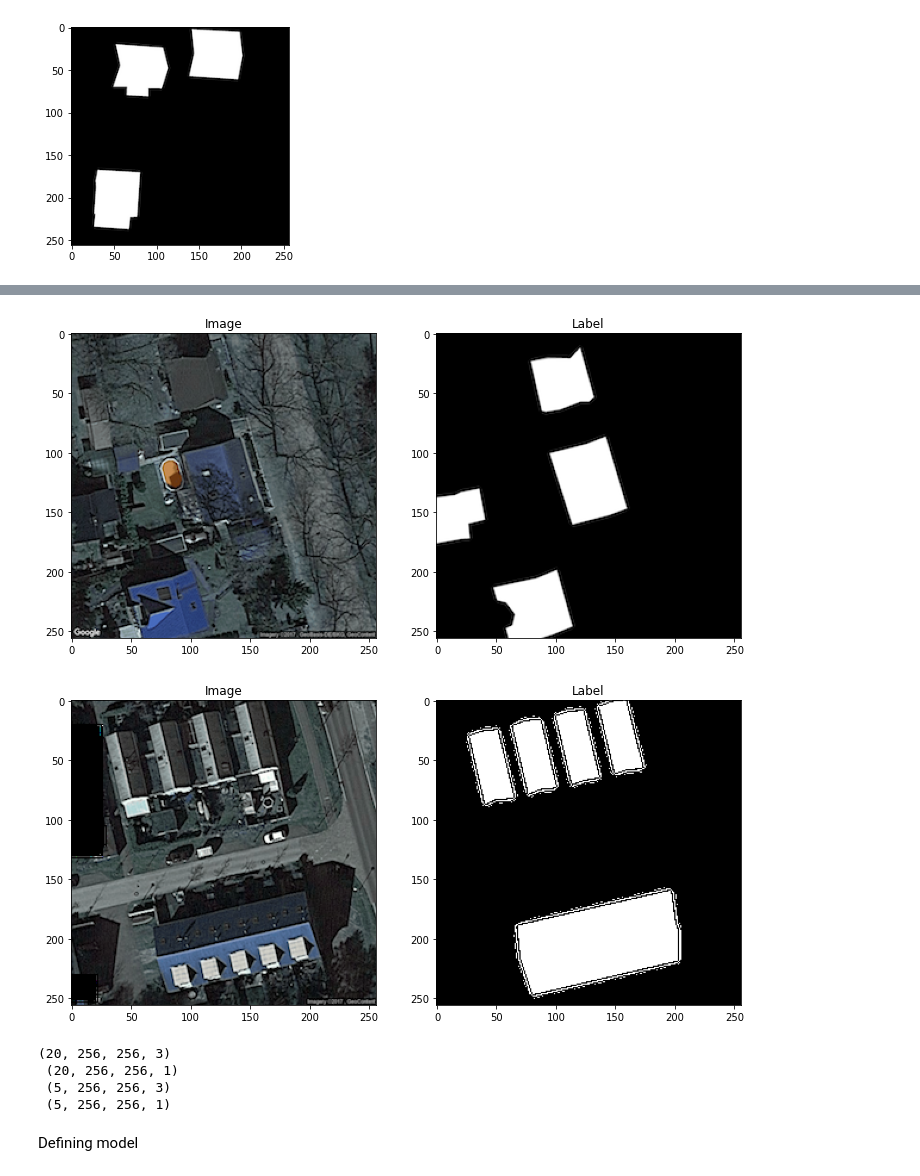
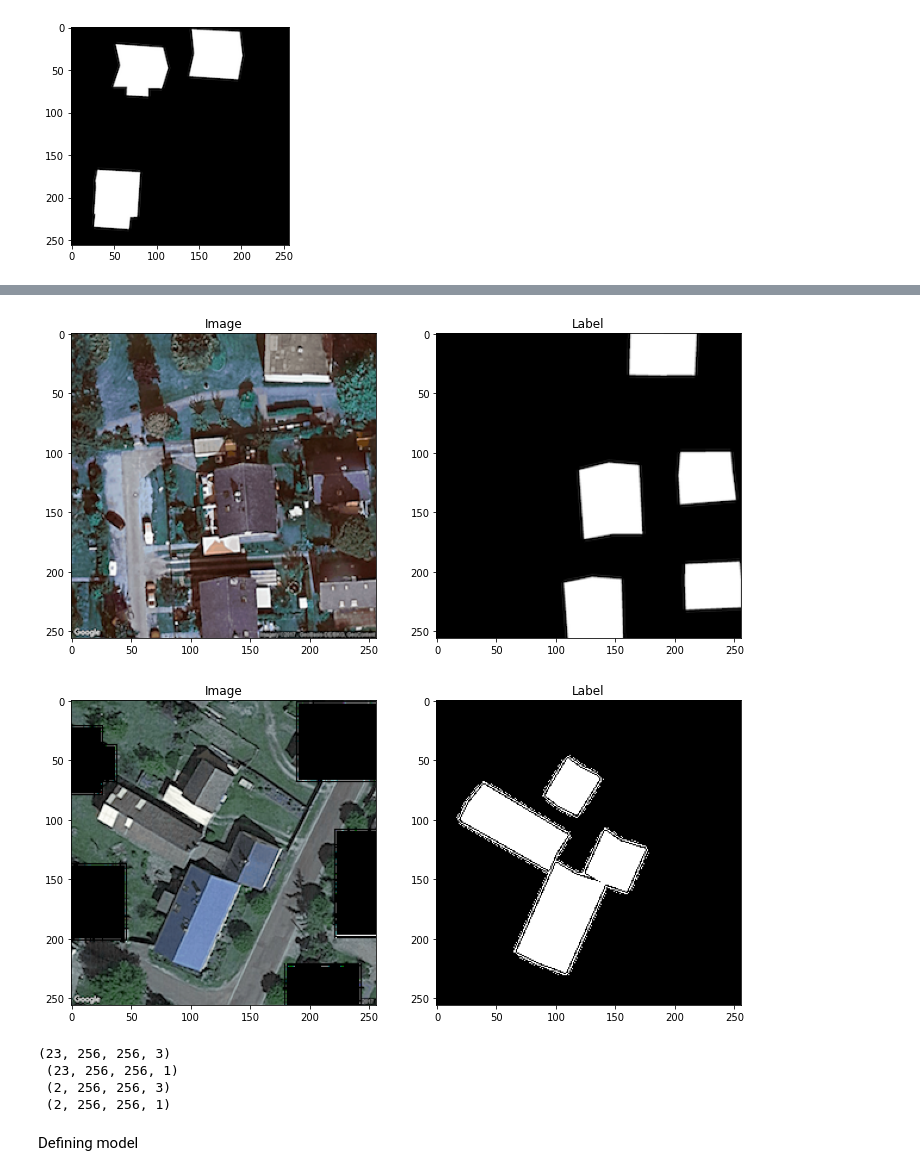
Before and after one commit to fereshteh-bahadory/Segmentation-for-rooftop-images, a Jupyter notebook: j_project.ipynb, the cells around one changed output, grey strips where cells are left out. Drawn from its saved outputs; the diff is of its cells as text; code cells hidden in the pictures.

```diff
--- a/j_project.ipynb
+++ b/j_project.ipynb
@@ -51,7 +49,7 @@ plt.imshow(imcv2, cmap='gray')
 <matplotlib.image.AxesImage at 0x...>
 [figure]
 # %%
-tmask = mpimg.imread('/content/gdrive/MyDrive/j_project/train_labels/241.png')
+tmask = mpimg.imread('/content/gdrive/MyDrive/j_project/train_labels/532.png')
 #print(np.nonzero(tmask), tmask.shape)
 mat = np.zeros(tmask.size)
 mat2 = np.zeros(tmask.size)
@@ -119,6 +117,7 @@ for path, subdirs, files in os.walk(directory):
 directory = pathlib.Path('/content')
 y_lb=np.full((25,256,256),0)
 lb_name=[]
+v=0
 for path, subdirs, files in os.walk(directory):
   dirname = path.split(os.path.sep)[-1]
   if dirname == 'train_labels':
@@ -133,6 +132,7 @@ for path, subdirs, files in os.walk(directory):
   if dirname == 'train_labels':
     labels = os.listdir(path)
     for i, image_name in enumerate(labels):
+      v=v+1
       if image_name.endswith(".png"):
         str_lb=str(image_name)
         l = lb_name.index(image_name)
@@ -143,3 +143,5 @@ for path, subdirs, files in os.walk(directory):
         label=np.array(label)
         #label = to_categorical(label)
         y_lb[l]=label
+        if image_name=='121.png':
+          print(lb_name.index(image_name),l, label)
@@ -155,13 +166,13 @@ plt.imshow(y_lb[t], cmap='gray')
 plt.title('Label')
 plt.show()
 # %% [output]
-[figure, old version]
+[figure, new version]
 # %%
 y_1 = np.full((25,256,256),0)
 y = np.full((25,256,256,1),0)
 matrix = np.full((25,256,256),0)
 pmat = np.full((25,65536),0)
-for i in range(0,24):
+for i in range(0,25):
   mat = np.zeros(y_lb[i].size)
   flat_lb = y_lb[i].flatten()
   for j in range(0,y_lb[i].size):
@@ -176,29 +187,29 @@ for i in range(0,24):
   mat_reshape=mat.reshape(256,256)
   y[i]=mat2_fin
   matrix[i]=mat_reshape
-for i in range(0,24):
+for i in range(0,25):
   y[i]=np.expand_dims(matrix[i], axis = 2)
 # %%
 import random
 t = random.randint(0,24)
 plt.figure(figsize=(12, 8))
 plt.subplot(121)
-plt.imshow(X[t])
+plt.imshow(X[24])
 plt.title('Image')
 plt.subplot(122)
-plt.imshow(matrix[t], cmap='gray')
+plt.imshow(matrix[24], cmap='gray')
 plt.title('Label')
 plt.show()
 # %% [output]
-[figure, old version]
+[figure, new version]
 # %%
-X_train,X_test,y_train,y_test = train_test_split(X,y,test_size=0.20)
+X_train,X_test,y_train,y_test = train_test_split(X,y,test_size=0.08, random_state=1)
 print(X_train.shape,'\n',y_train.shape, '\n',X_test.shape, '\n', y_test.shape)
 # %% [output]
-(20, 256, 256, 3)
- (20, 256, 256, 1)
- (5, 256, 256, 3)
- (5, 256, 256, 1)
+(23, 256, 256, 3)
+ (23, 256, 256, 1)
+ (2, 256, 256, 3)
+ (2, 256, 256, 1)
 # %% [markdown]
 Defining model
 # %%
```
Also changed, not shown: parts of 5 cells of this notebook.
